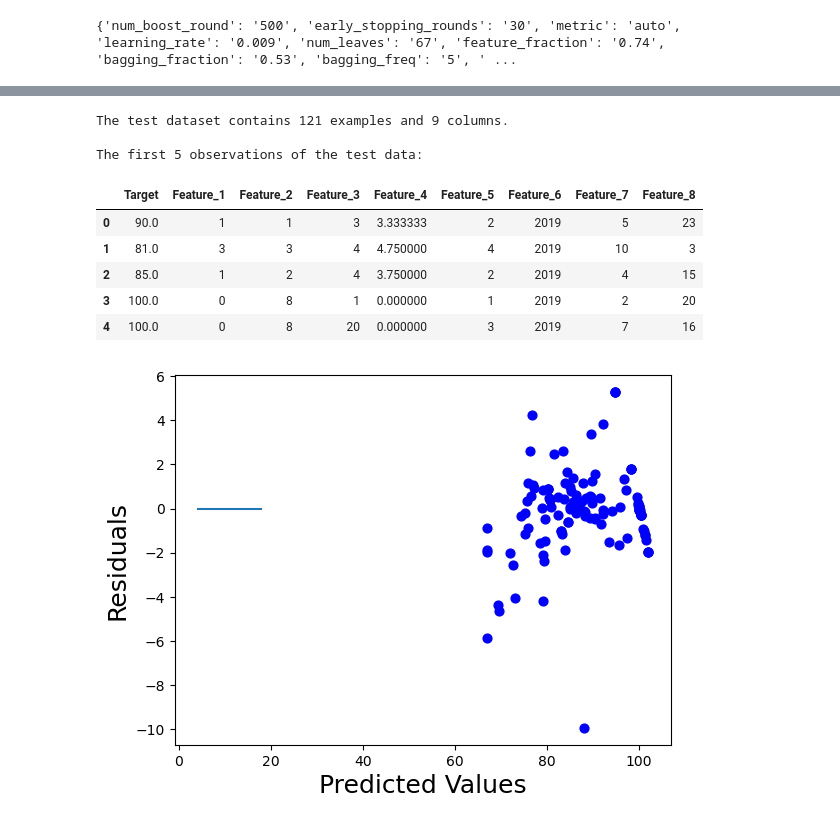
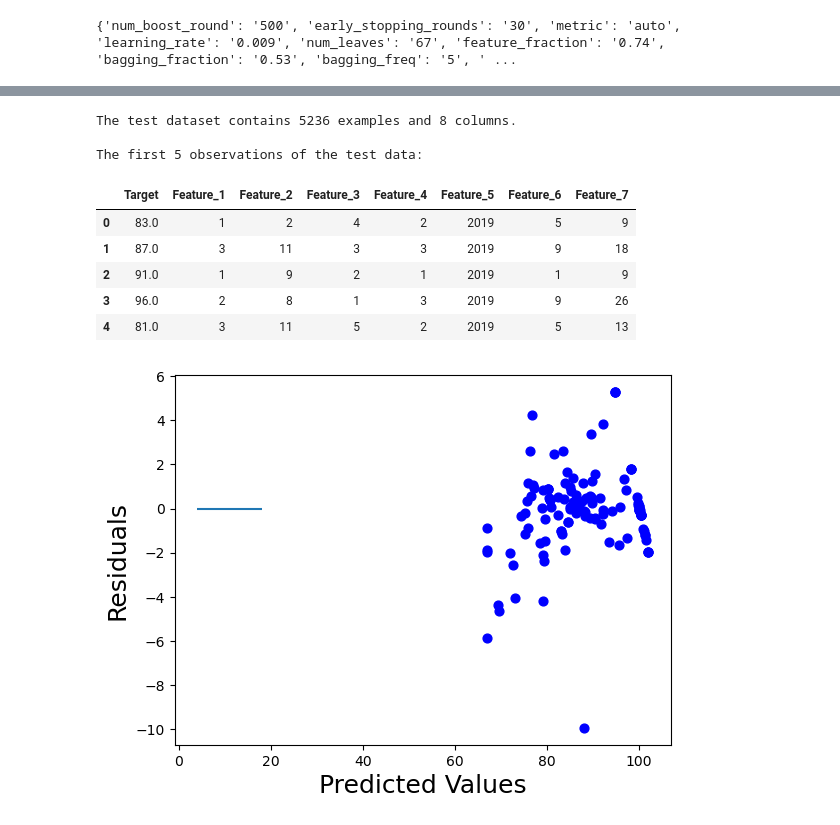
Before and after one commit to mchang674/ads-508-team-project, a Jupyter notebook: Data_ingest.ipynb, the cells around one changed output, grey strips where cells are left out. Cells and saved outputs as stored; diff of their text form; code cells hidden in the pictures.

```diff
--- a/Data_ingest.ipynb
+++ b/Data_ingest.ipynb
@@ -796,3 +767,15 @@ js_train_s3_uri
+# %%
+train_path = "./inspection_train.csv"
+df_train.to_csv(train_path, index=False, header=False)
+js_train_s3_uri = sess.upload_data(path=train_path, key_prefix=train_s3_prefix)
+
+test_path = "./inspection_test.csv"
+df_test.to_csv(test_path, index=False, header=False)
+js_test_s3_uri = sess.upload_data(path=test_path, key_prefix=train_s3_prefix)
+
+val_path = "./inspection_val.csv"
+df_validation.to_csv(val_path, index=False, header=False)
+js_val_s3_uri = sess.upload_data(path=val_path, key_prefix=train_s3_prefix)
 # %%
 out_path = "s3://{}/inspect-project/jumpstart/".format(bucket)
 out_path
@@ -801,4 +784,4 @@ out_path
 # %%
-data = pd.read_csv(autopilot_train_path)
+data = pd.read_csv(train_path)
 data.head()
 # %% [output]
@@ -974,32 +957,33 @@ predictor = (tuner if use_amt else tabular_estimator).deploy(
 # %%
 newline, bold, unbold = "\n", "\033[1m", "\033[0m"
 
 # read the data
+test_data = data.to_csv(test_path, header=False, index=False)
 test_data = pd.read_csv("inspection_test.csv", header=None)
 test_data.columns = ["Target"] + [f"Feature_{i}" for i in range(1, test_data.shape[1])]
 
 num_examples, num_columns = test_data.shape
 print(
     f"{bold}The test dataset contains {num_examples} examples and {num_columns} columns.{unbold}\n"
 )
 
 # prepare the ground truth target and predicting features to send into the endpoint.
 ground_truth_label, features = test_data.iloc[:, :1], test_data.iloc[:, 1:]
 
 print(
     f"{bold}The first 5 observations of the test data: {unbold}"
 )  # Feature_1 is the categorical variables and rest of other features are numeric variables.
 test_data.head(5)
 # %% [output]
-The test dataset contains 121 examples and 9 columns.
+The test dataset contains 5236 examples and 8 columns.
 
 The first 5 observations of the test data:
-|  | Target | Feature_1 | Feature_2 | Feature_3 | Feature_4 | Feature_5 | Feature_6 | Feature_7 | Feature_8 |
-| 0 | 90.0 | 1 | 1 | 3 | 3.333333 | 2 | 2019 | 5 | 23 |
-| 1 | 81.0 | 3 | 3 | 4 | 4.750000 | 4 | 2019 | 10 | 3 |
-| 2 | 85.0 | 1 | 2 | 4 | 3.750000 | 2 | 2019 | 4 | 15 |
-| 3 | 100.0 | 0 | 8 | 1 | 0.000000 | 1 | 2019 | 2 | 20 |
-| 4 | 100.0 | 0 | 8 | 20 | 0.000000 | 3 | 2019 | 7 | 16 |
+|  | Target | Feature_1 | Feature_2 | Feature_3 | Feature_4 | Feature_5 | Feature_6 | Feature_7 |
+| 0 | 83.0 | 1 | 2 | 4 | 2 | 2019 | 5 | 9 |
+| 1 | 87.0 | 3 | 11 | 3 | 3 | 2019 | 9 | 18 |
+| 2 | 91.0 | 1 | 9 | 2 | 1 | 2019 | 1 | 9 |
+| 3 | 96.0 | 2 | 8 | 1 | 3 | 2019 | 9 | 26 |
+| 4 | 81.0 | 3 | 11 | 5 | 2 | 2019 | 5 | 13 |
 # %%
 content_type = "text/csv"
 
```
Also changed, not shown: parts of 27 cells of this notebook, 3 other files.
